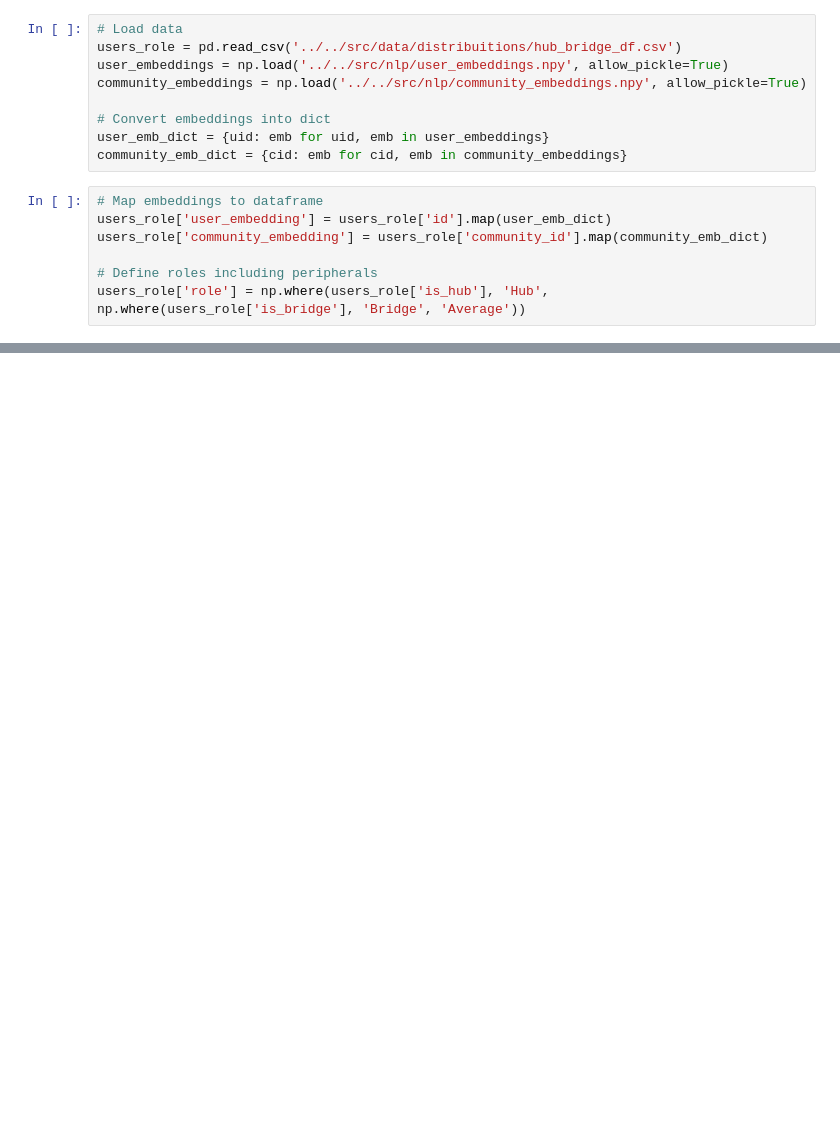
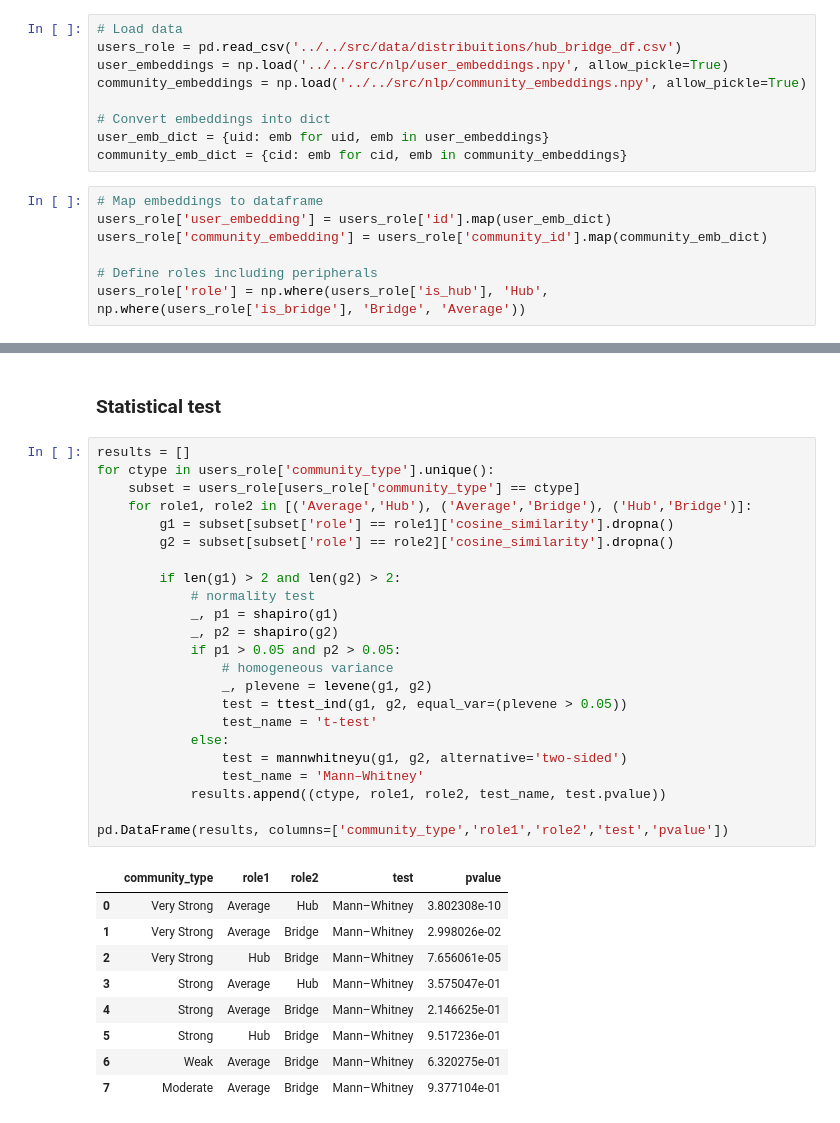
Before and after one commit to alfoCaiazza/Analysa, a Jupyter notebook: src/research_question/2nd_research_question.ipynb, the cells around one changed output, grey strips where cells are left out. Cells and saved outputs as stored; diff of their text form; blank space fills up the shorter version.

```diff
--- a/src/research_question/2nd_research_question.ipynb
+++ b/src/research_question/2nd_research_question.ipynb
@@ -47 +85,36 @@ users_role = users_role.merge(comm_variance, on='community_id', how='left')
+# %% [markdown]
+### Statistical test
+# %%
+results = []
+for ctype in users_role['community_type'].unique():
+    subset = users_role[users_role['community_type'] == ctype]
+    for role1, role2 in [('Average','Hub'), ('Average','Bridge'), ('Hub','Bridge')]:
+        g1 = subset[subset['role'] == role1]['cosine_similarity'].dropna()
+        g2 = subset[subset['role'] == role2]['cosine_similarity'].dropna()
+
+        if len(g1) > 2 and len(g2) > 2:
+            # normality test
+            _, p1 = shapiro(g1)
+            _, p2 = shapiro(g2)
+            if p1 > 0.05 and p2 > 0.05:
+                # homogeneous variance
+                _, plevene = levene(g1, g2)
+                test = ttest_ind(g1, g2, equal_var=(plevene > 0.05))
+                test_name = 't-test'
+            else:
+                test = mannwhitneyu(g1, g2, alternative='two-sided')
+                test_name = 'Mann–Whitney'
+            results.append((ctype, role1, role2, test_name, test.pvalue))
+
+pd.DataFrame(results, columns=['community_type','role1','role2','test','pvalue'])
+# %% [output]
+|  | community_type | role1 | role2 | test | pvalue |
+| 0 | Very Strong | Average | Hub | Mann–Whitney | 3.802308e-10 |
+| 1 | Very Strong | Average | Bridge | Mann–Whitney | 2.998026e-02 |
+| 2 | Very Strong | Hub | Bridge | Mann–Whitney | 7.656061e-05 |
+| 3 | Strong | Average | Hub | Mann–Whitney | 3.575047e-01 |
+| 4 | Strong | Average | Bridge | Mann–Whitney | 2.146625e-01 |
+| 5 | Strong | Hub | Bridge | Mann–Whitney | 9.517236e-01 |
+| 6 | Weak | Average | Bridge | Mann–Whitney | 6.320275e-01 |
+| 7 | Moderate | Average | Bridge | Mann–Whitney | 9.377104e-01 |
 # %%
```
Also changed, not shown: parts of 15 cells of this notebook, 11 other files.
